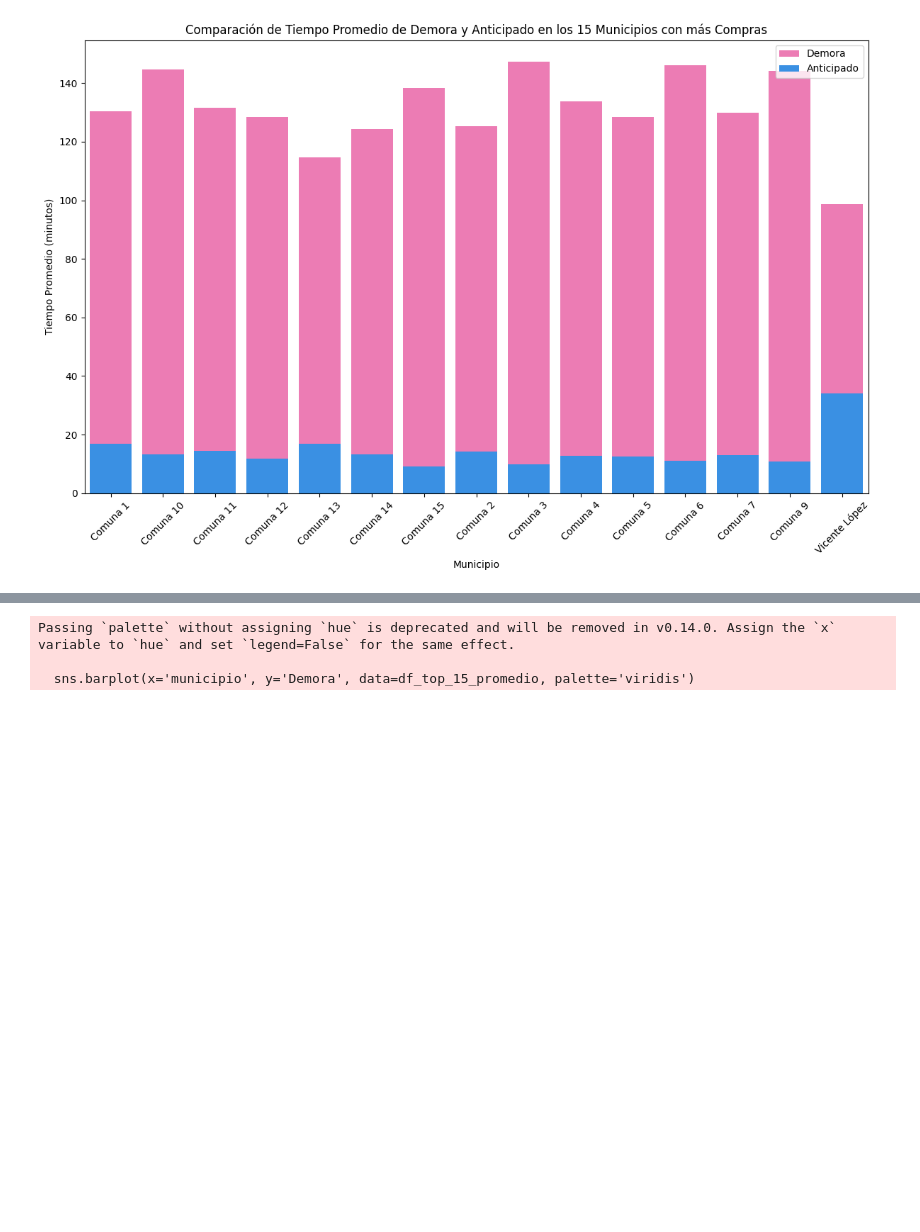
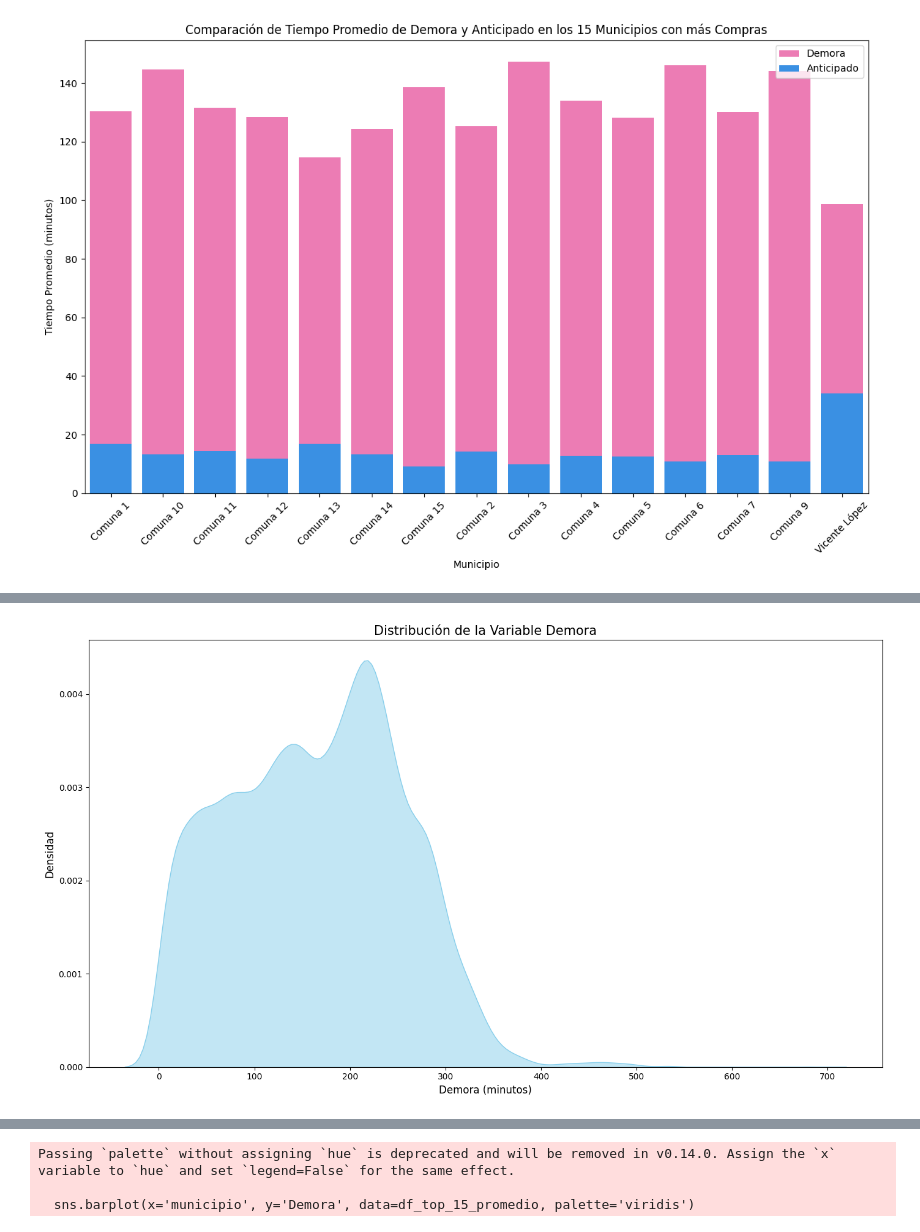
Before and after one commit to Maximo-Verdondoni/DesafioiFlow, a Jupyter notebook: Analisis2.ipynb, the cells around one changed output, grey strips where cells are left out. Cells and saved outputs as stored; diff of their text form; code cells hidden in the pictures; blank space fills up the shorter version.

Commit message:
Graficos demora

```diff
--- a/Analisis2.ipynb
+++ b/Analisis2.ipynb
@@ -139,0 +155,15 @@ The palette list has fewer values (10) than needed (30) and will cycle, which ma
+# %%
+# Crear el diagrama de densidad
+plt.figure(figsize=(14, 8))
+sns.kdeplot(df_filtrado['Demora'], fill=True, color='skyblue', alpha=0.5)
+
+# Añadir etiquetas y título
+plt.xlabel('Demora (minutos)', fontsize=12)
+plt.ylabel('Densidad', fontsize=12)
+plt.title('Distribución de la Variable Demora', fontsize=15)
+
+# Mejorar el espaciado del gráfico
+plt.tight_layout()
+plt.show()
+# %% [output]
+[figure, added]
```
Also changed, not shown: parts of 5 cells of this notebook.
